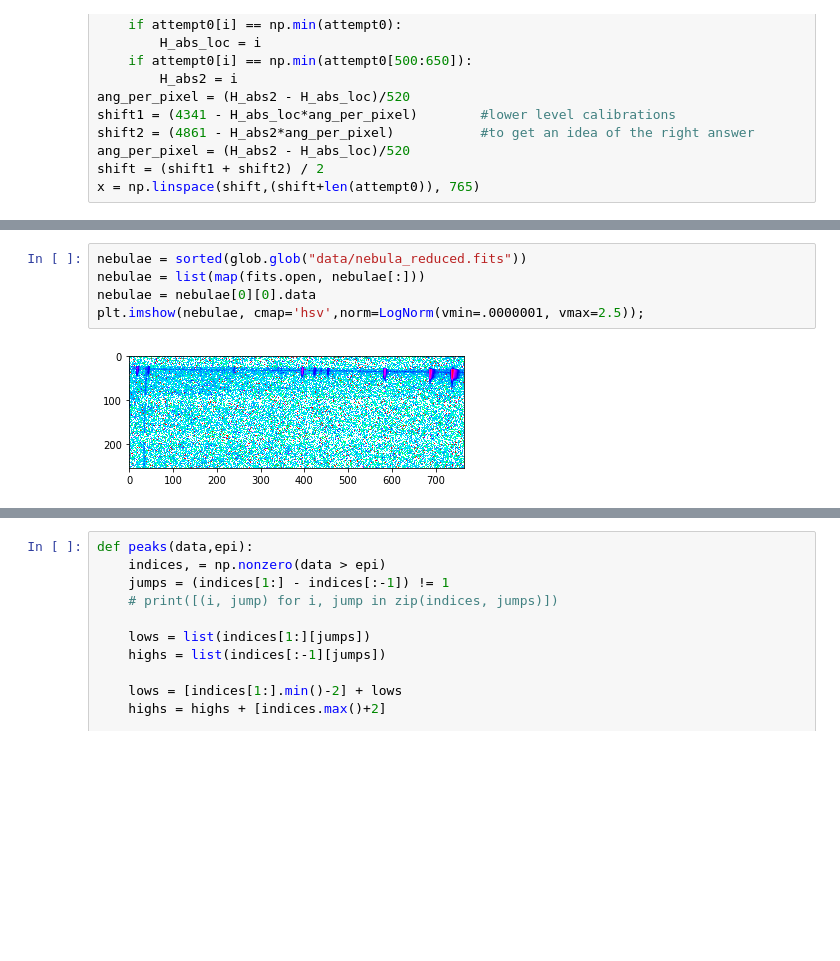
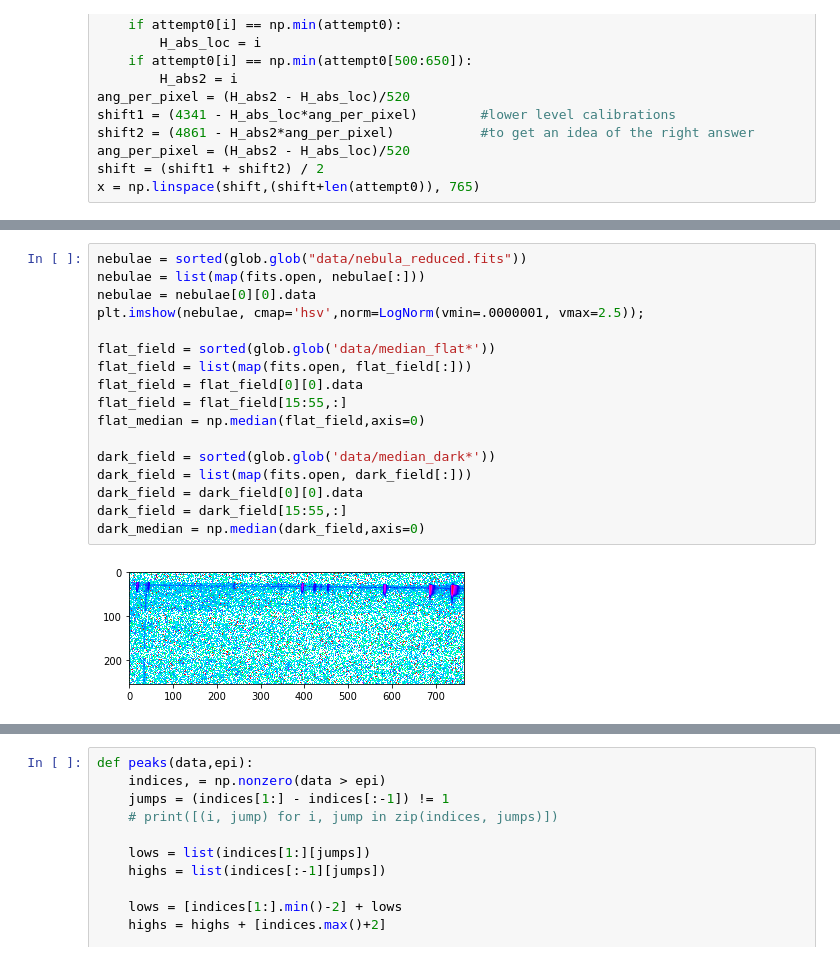
Before and after one commit to astro-kjc/AST443, a Jupyter notebook: Lab2/Lab2_normaliztion.ipynb, the cells around one changed output, grey strips where cells are left out. Cells and saved outputs as stored; diff of their text form; blank space fills up the shorter version.

```diff
--- a/Lab2/Lab2_normaliztion.ipynb
+++ b/Lab2/Lab2_normaliztion.ipynb
@@ -93,10 +93,22 @@ plt.plot(x,data_fitfunc(x))
 # %%
 nebulae = sorted(glob.glob("data/nebula_reduced.fits"))
 nebulae = list(map(fits.open, nebulae[:]))
 nebulae = nebulae[0][0].data
 plt.imshow(nebulae, cmap='hsv',norm=LogNorm(vmin=.0000001, vmax=2.5));
+
+flat_field = sorted(glob.glob('data/median_flat*'))
+flat_field = list(map(fits.open, flat_field[:]))
+flat_field = flat_field[0][0].data
+flat_field = flat_field[15:55,:]
+flat_median = np.median(flat_field,axis=0)
+
+dark_field = sorted(glob.glob('data/median_dark*'))
+dark_field = list(map(fits.open, dark_field[:]))
+dark_field = dark_field[0][0].data
+dark_field = dark_field[15:55,:]
+dark_median = np.median(dark_field,axis=0)
 # %% [output]
-[figure, old version]
+[figure, new version]
 # %%
 nebulae = nebulae[15:80, :]
 plt.imshow(nebulae, cmap='hsv',norm=LogNorm(vmin=.0000001, vmax=2.5));
```
Also changed, not shown: parts of 17 cells of this notebook.
